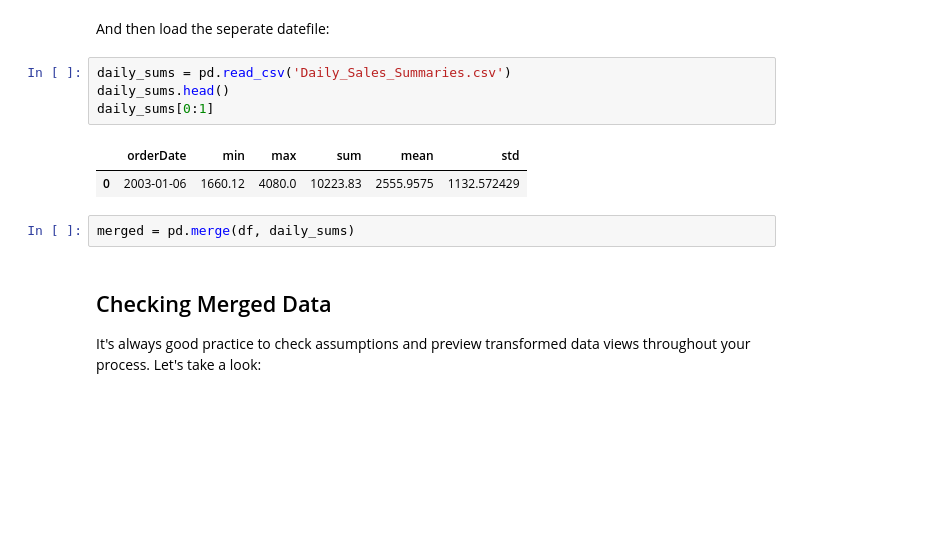
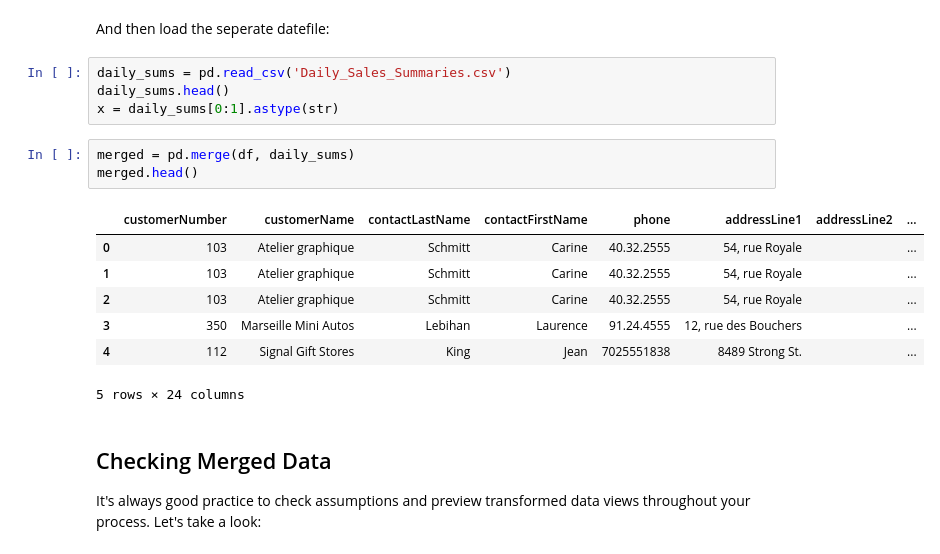
Before and after one commit to harrisonhardin/dsc-obtaining-your-data-houston-ds-042219, a Jupyter notebook: index.ipynb, the cells around one changed output. Cells and saved outputs as stored; diff of their text form; blank space fills up the shorter version.

```diff
--- a/index.ipynb
+++ b/index.ipynb
@@ -108,12 +108,18 @@ And then load the seperate datefile:
 # %%
 daily_sums = pd.read_csv('Daily_Sales_Summaries.csv')
 daily_sums.head()
-daily_sums[0:1]
+x = daily_sums[0:1].astype(str)
-# %% [output]
-|  | orderDate | min | max | sum | mean | std |
-| 0 | 2003-01-06 | 1660.12 | 4080.0 | 10223.83 | 2555.9575 | 1132.572429 |
 # %%
 merged = pd.merge(df, daily_sums)
+merged.head()
+# %% [output]
+|  | customerNumber | customerName | contactLastName | contactFirstName | phone | addressLine1 | addressLine2 | ... |
+| 0 | 103 | Atelier graphique | Schmitt | Carine | 40.32.2555 | 54, rue Royale |  | ... |
+| 1 | 103 | Atelier graphique | Schmitt | Carine | 40.32.2555 | 54, rue Royale |  | ... |
+| 2 | 103 | Atelier graphique | Schmitt | Carine | 40.32.2555 | 54, rue Royale |  | ... |
+| 3 | 350 | Marseille Mini Autos | Lebihan | Laurence | 91.24.4555 | 12, rue des Bouchers |  | ... |
+| 4 | 112 | Signal Gift Stores | King | Jean | 7025551838 | 8489 Strong St. |  | ... |
+5 rows × 24 columns
 # %% [markdown]
 ## Checking Merged Data
 
```
Also changed, not shown: parts of 1 cell of this notebook.
